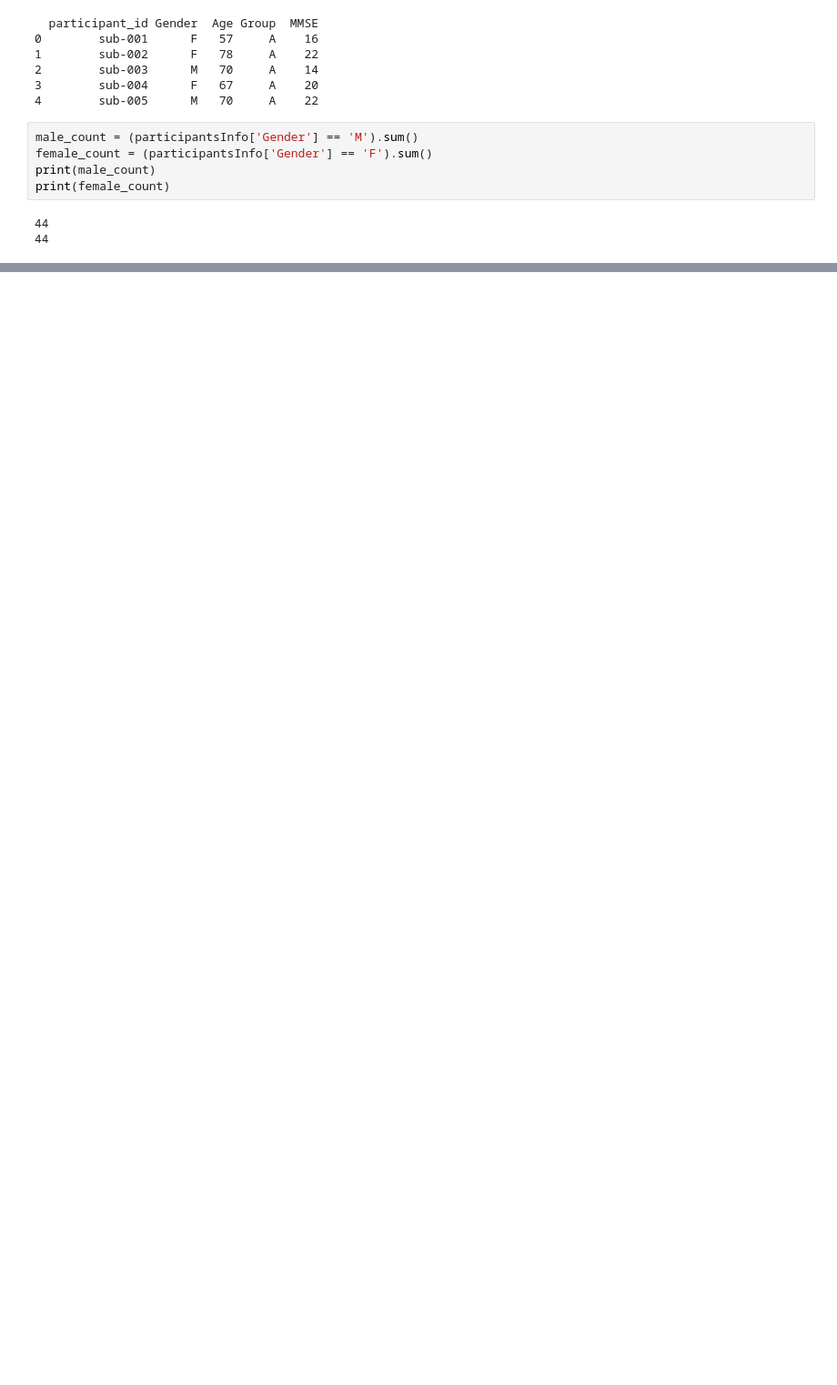
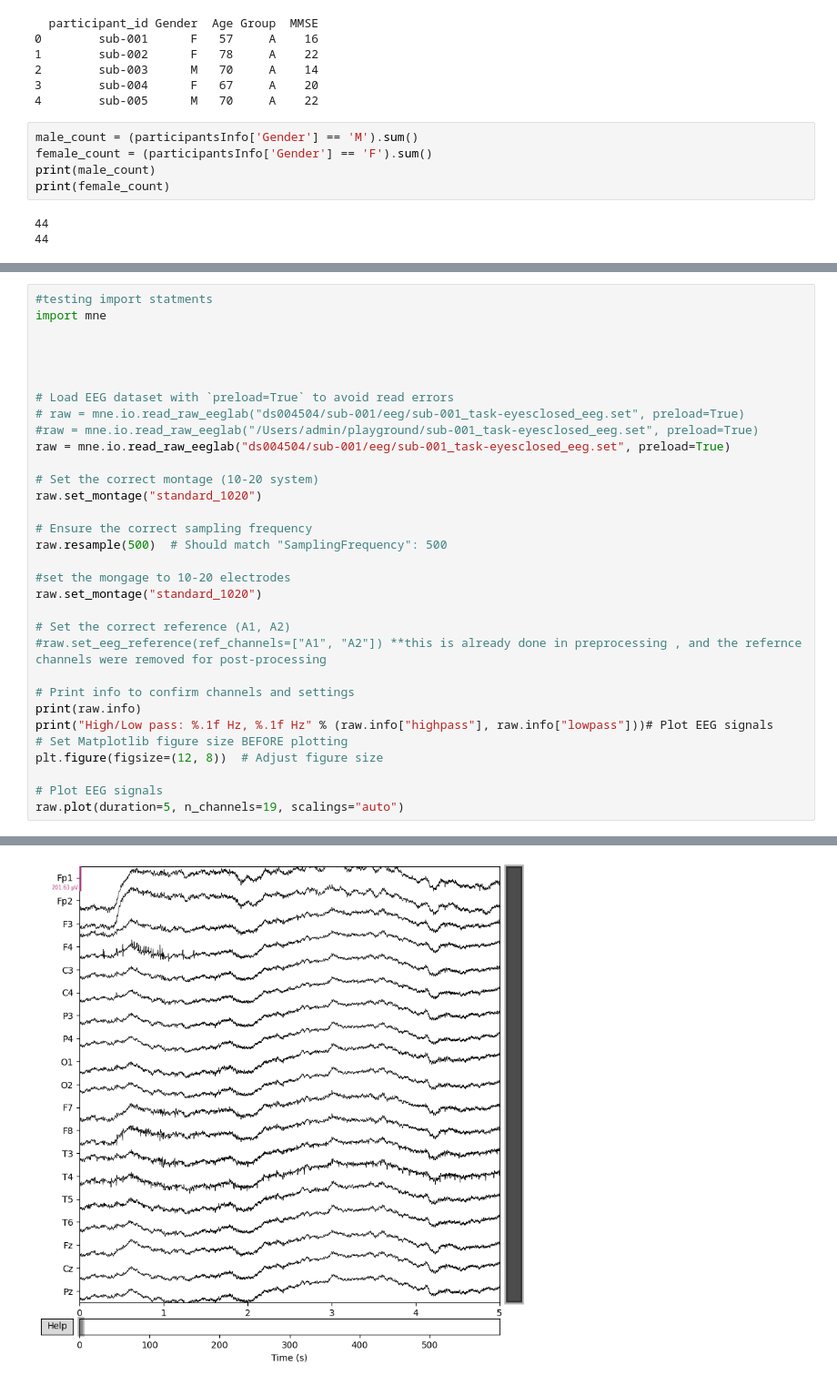
Before and after one commit to ans9868/neuroInfo, a Jupyter notebook: eeg-classification.ipynb, the cells around one changed output, grey strips where cells are left out. Shown at 91% size. Cells and saved outputs as stored; diff of their text form; blank space fills up the shorter version.

```diff
--- a/eeg-classification.ipynb
+++ b/eeg-classification.ipynb
@@ -74,0 +79,33 @@ print(female_count)
+# %%
+#testing import statments
+import mne
+
+
+
+
+# Load EEG dataset with `preload=True` to avoid read errors
+# raw = mne.io.read_raw_eeglab("ds004504/sub-001/eeg/sub-001_task-eyesclosed_eeg.set", preload=True)
+#raw = mne.io.read_raw_eeglab("/Users/admin/playground/sub-001_task-eyesclosed_eeg.set", preload=True)
+raw = mne.io.read_raw_eeglab("ds004504/sub-001/eeg/sub-001_task-eyesclosed_eeg.set", preload=True)
+
+# Set the correct montage (10-20 system)
+raw.set_montage("standard_1020")
+
+# Ensure the correct sampling frequency
+raw.resample(500)  # Should match "SamplingFrequency": 500
+
+#set the mongage to 10-20 electrodes
+raw.set_montage("standard_1020")
+
+# Set the correct reference (A1, A2)
+#raw.set_eeg_reference(ref_channels=["A1", "A2"]) **this is already done in preprocessing , and the refernce channels were removed for post-processing
+
+# Print info to confirm channels and settings
+print(raw.info)
+print("High/Low pass: %.1f Hz, %.1f Hz" % (raw.info["highpass"], raw.info["lowpass"]))# Plot EEG signals
+# Set Matplotlib figure size BEFORE plotting
+plt.figure(figsize=(12, 8))  # Adjust figure size
+
+# Plot EEG signals
+raw.plot(duration=5, n_channels=19, scalings="auto")
+# %% [output]
@@ -74,0 +128 @@ print(female_count)
+[figure, added]
```
Also changed, not shown: parts of 4 cells of this notebook.
